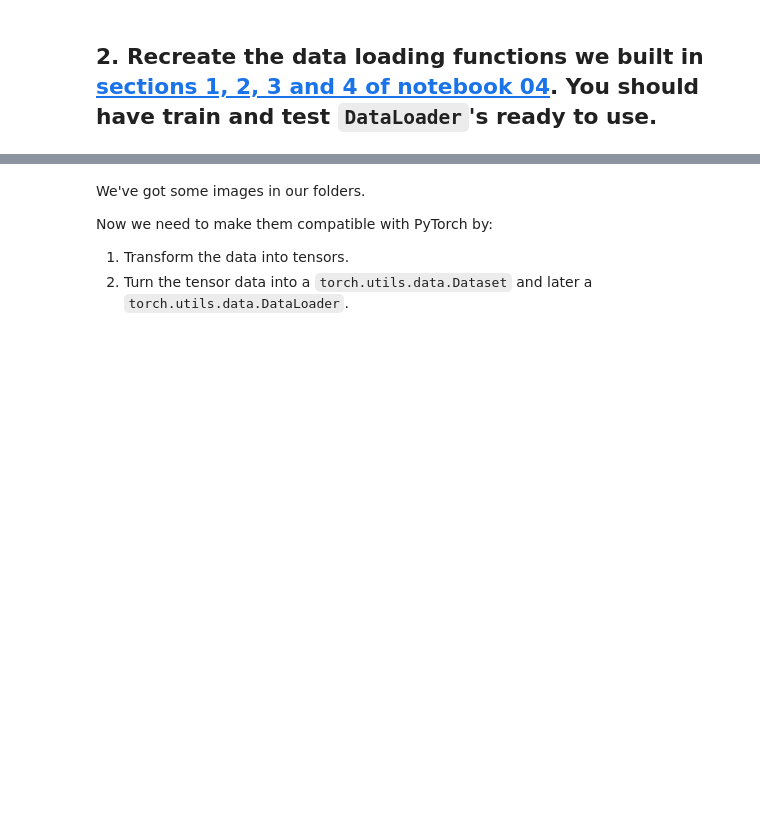
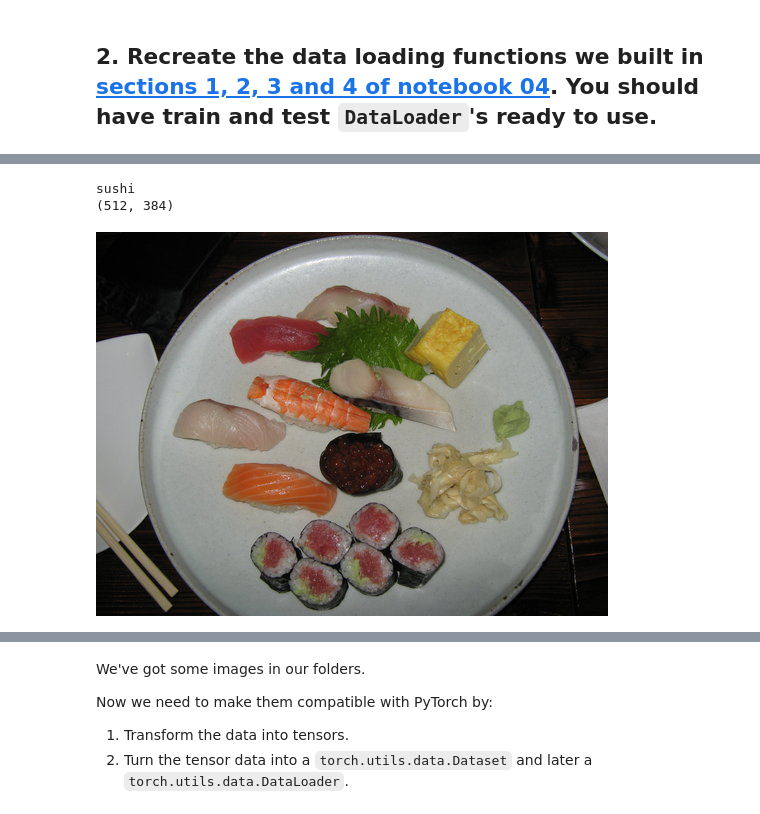
Before and after one commit to ErnCharles/ml_opne, a Jupyter notebook: extras/exercises/04_pytorch_custom_datasets_exercises.ipynb, the cells around one changed output, grey strips where cells are left out. Saved outputs shown, nothing was run; the diff lists cells and outputs as text; code cells hidden in the pictures; blank space fills up the shorter version.

```diff
--- a/extras/exercises/04_pytorch_custom_datasets_exercises.ipynb
+++ b/extras/exercises/04_pytorch_custom_datasets_exercises.ipynb
@@ -66,0 +65,23 @@ use transfer learning - basically take weights from another trainned model and u
+# %%
+# 1. Get data
+import requests
+import zipfile
+from pathlib import Path
+
+data_path = Path('data/')
+image_path = data_path /  "pizza_steak_sushi"
+
+if image_path.is_dir():
+  print(f"image path {image_path} exists")
+else:
+  print(f"creating {image_path}")
+  image_path.mkdir(parents=True, exist_ok=True)
+
+  with open(data_path/ "pizza_steak_sushi.zip", "wb") as f:
+    request = requests.get("https://github.com/mrdbourke/pytorch-deep-learning/raw/main/data/pizza_steak_sushi.zip")
+    print("downloading stuff from link")
+    f.write(request.content)
+
+  with zipfile.ZipFile(data_path/ "pizza_steak_sushi.zip", "r") as read:
+    print("unzipping the stuff you sent")
+    read.extractall(image_path)
@@ -79,0 +115,19 @@ def walk_through_dir(dir_path):
+# %%
+# Visualize an image
+import random
+from PIL import Image
+
+image_path_list = list(image_path.glob("*/*/*.jpg"))
+
+rand_img_path = random.choice(image_path_list)
+
+image_class_name = rand_img_path.parent.stem
+print(image_class_name)
+
+img = Image.open(rand_img_path)
+print(img.size)
+img
+# %% [output]
+sushi
+(512, 384)
+[figure, added]
```
Also changed, not shown: parts of 29 cells of this notebook.
